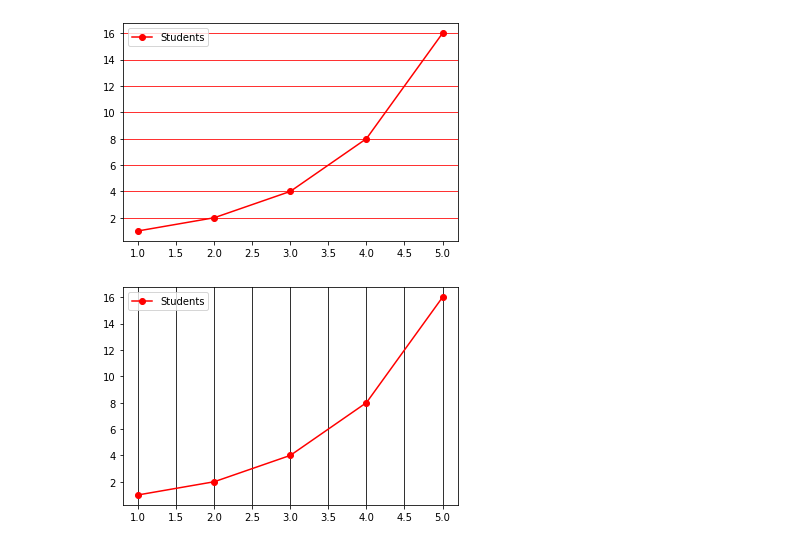
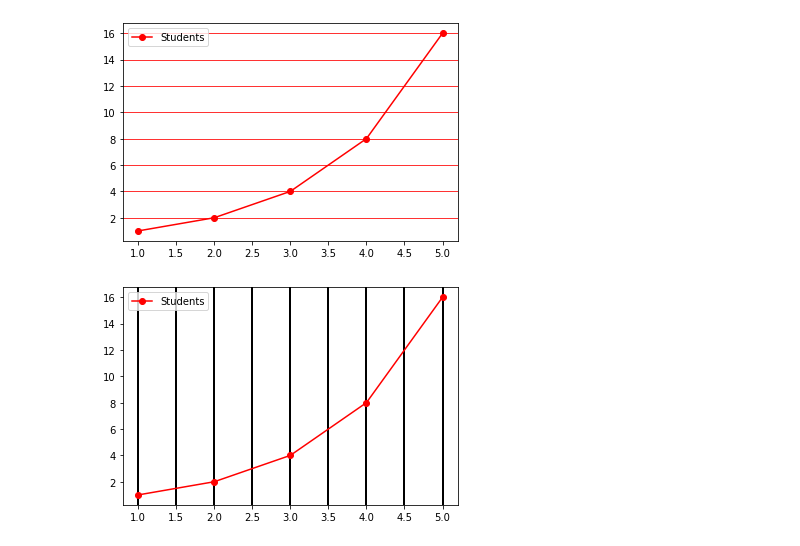
Before and after one commit to isrt09/Data-Visualization-using-Python, a Jupyter notebook: Day02/Data Plotting (All Formats).ipynb, the cells around one changed output. Drawn from its saved outputs; the diff is of its cells as text; code cells hidden in the pictures.

```diff
--- a/Day02/Data Plotting (All Formats).ipynb
+++ b/Day02/Data Plotting (All Formats).ipynb
@@ -53,8 +53,8 @@ plt.show()
 [figure]
 # %%
 plt.plot(x1,y1,'ro-', label='Students')
-plt.grid(axis='x',which='major', ls='-', color='black')
+plt.grid(axis='x',which='major', ls='-', color='black', linewidth=2.0)
 plt.legend()
 plt.show()
 # %% [output]
-[figure, old version]
+[figure, new version]
```
Also changed, not shown: 2 other files.
